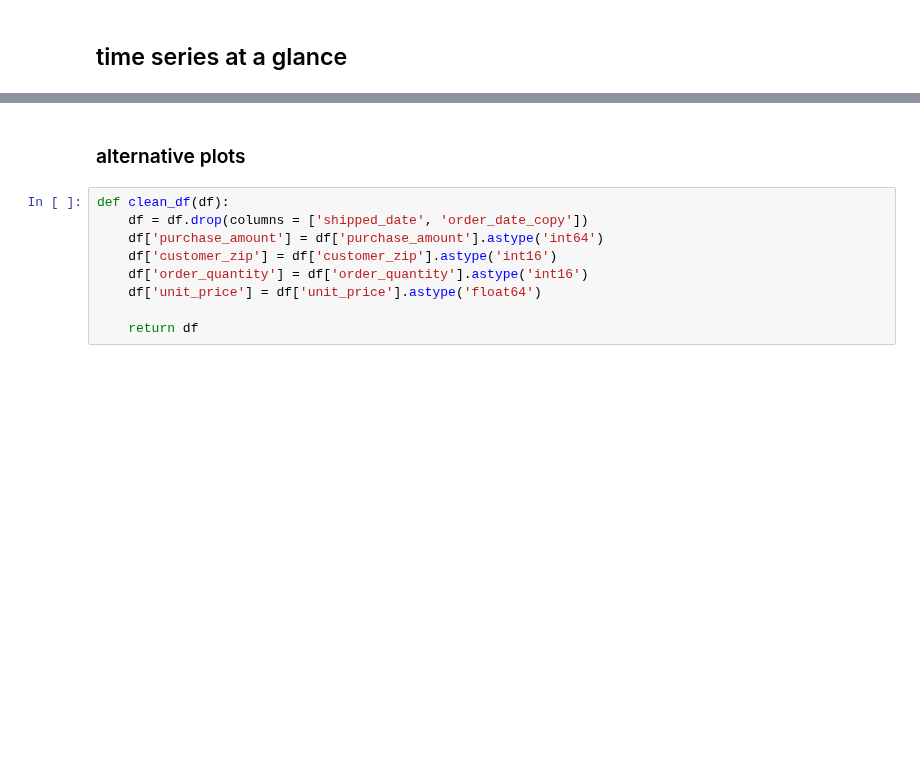
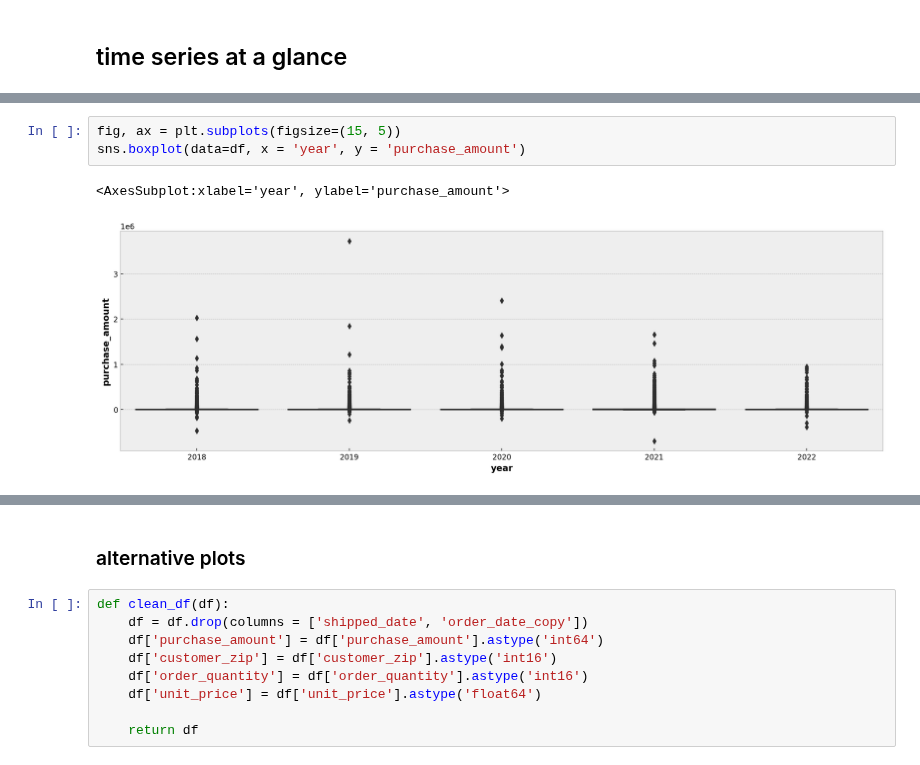
Before and after one commit to The-Real-MVPs/cisco-time-series-analysis, a Jupyter notebook: rosenberger/rosenberger-modeling.ipynb, the cells around one changed output, grey strips where cells are left out. Saved outputs shown, nothing was run; the diff lists cells and outputs as text; blank space fills up the shorter version.

```diff
--- a/rosenberger/rosenberger-modeling.ipynb
+++ b/rosenberger/rosenberger-modeling.ipynb
@@ -63,3 +90,9 @@ See the caveats in the documentation: https://pandas.pydata.org/pandas-docs/stab
+# %%
+fig, ax = plt.subplots(figsize=(15, 5))
+sns.boxplot(data=df, x = 'year', y = 'purchase_amount')
+# %% [output]
+<AxesSubplot:xlabel='year', ylabel='purchase_amount'>
+[figure, added]
 # %%
 fix, ax = plt.subplots(figsize = (15,5))
 plt.plot(train.index, train['purchase_amount'])
```
Also changed, not shown: parts of 21 cells of this notebook, 2 other files.
